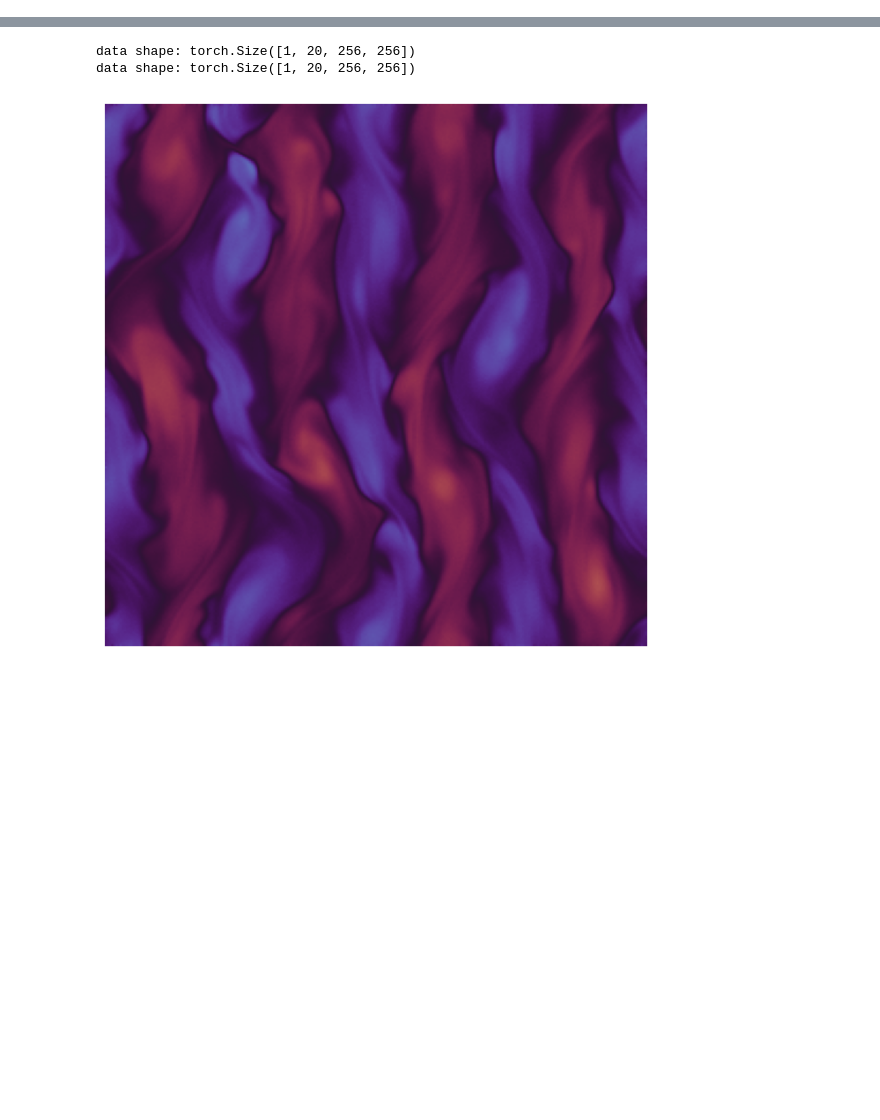
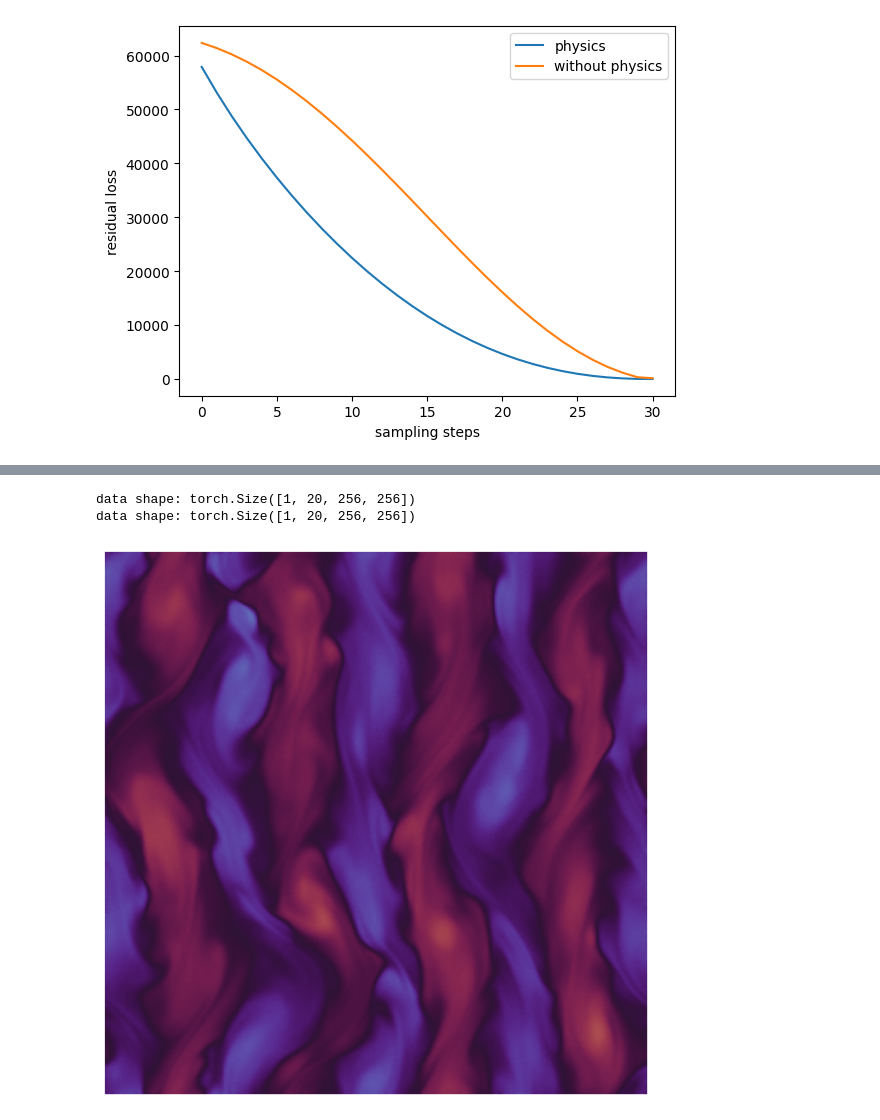
Before and after one commit to nataliepham6720/Diffusion-based-PINN, a Jupyter notebook: visualization.ipynb, the cells around one changed output, grey strips where cells are left out. Cells and saved outputs as stored; diff of their text form; code cells hidden in the pictures; blank space fills up the shorter version.

```diff
--- a/visualization.ipynb
+++ b/visualization.ipynb
@@ -22,0 +63,9 @@ from copy import deepcopy
+# %%
+plt.plot(df['residual loss'],label='physics')
+plt.plot(df_2['residual loss'],label='without physics')
+plt.ylabel('residual loss')
+plt.xlabel('sampling steps')
+plt.legend()
+plt.show()
+# %% [output]
+[figure, added]
```
Also changed, not shown: parts of 6 cells of this notebook, 3 other files.
